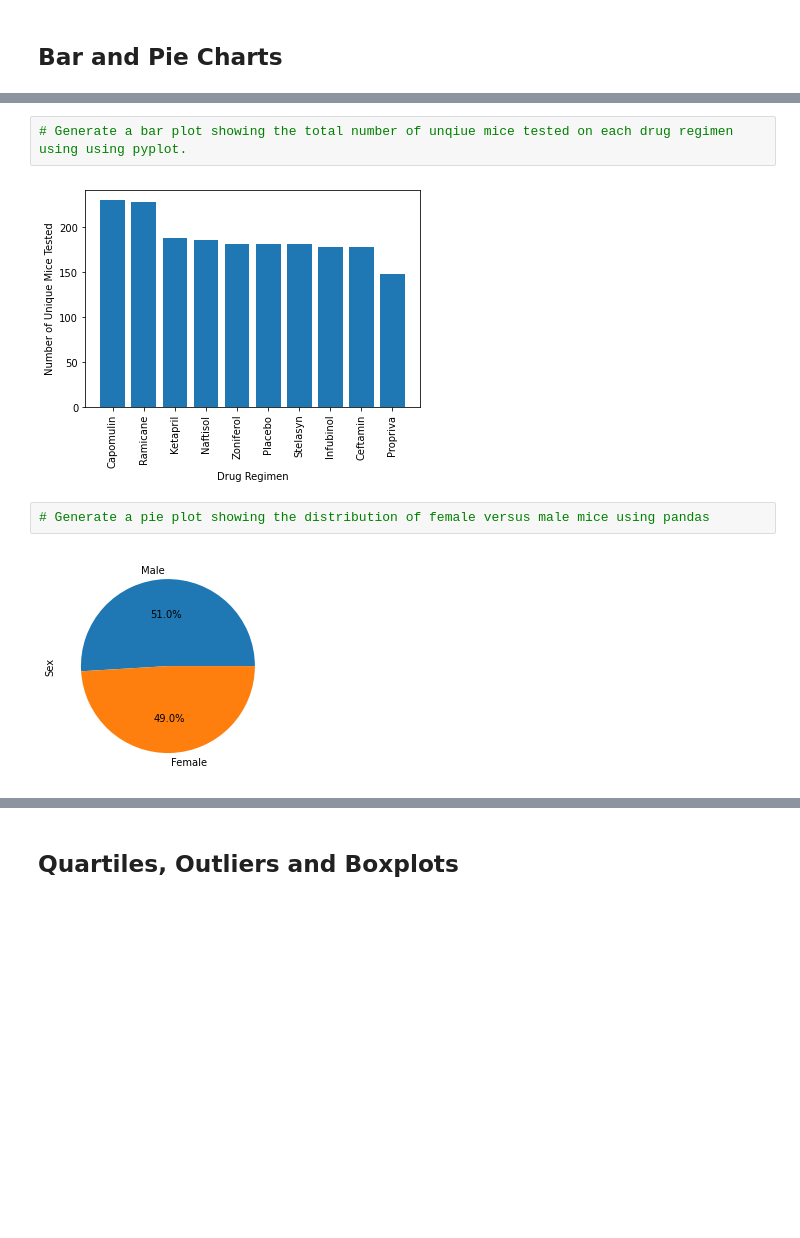
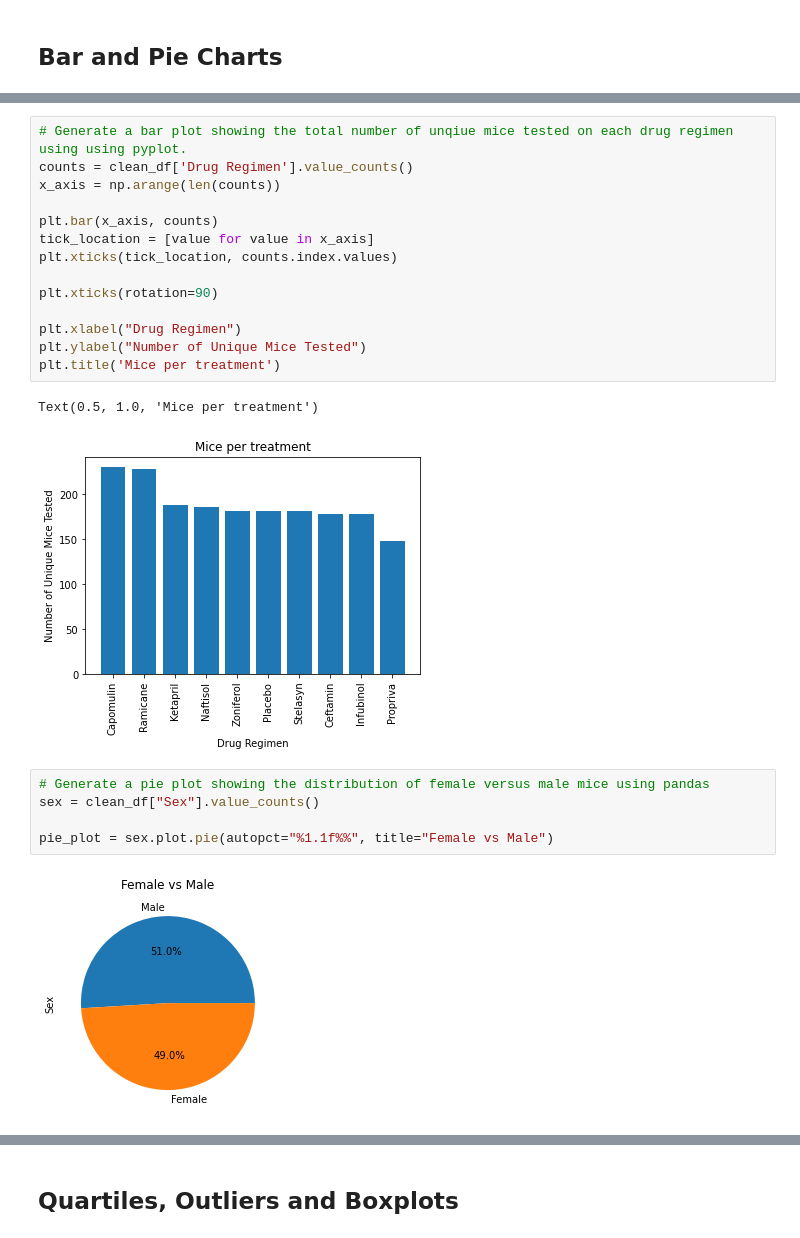
Before and after one commit to HungK28/matplotlib_challenge, a Jupyter notebook: pymaceuticals_starter.ipynb, the cells around one changed output, grey strips where cells are left out. Drawn from its saved outputs; the diff is of its cells as text; blank space fills up the shorter version.

Commit message:
charts

```diff
--- a/pymaceuticals_starter.ipynb
+++ b/pymaceuticals_starter.ipynb
@@ -141,10 +151,26 @@ summary_stats_df.head()
 # %%
 # Generate a bar plot showing the total number of unqiue mice tested on each drug regimen using using pyplot.
+counts = clean_df['Drug Regimen'].value_counts()
+x_axis = np.arange(len(counts))
+
+plt.bar(x_axis, counts)
+tick_location = [value for value in x_axis]
+plt.xticks(tick_location, counts.index.values)
+
+plt.xticks(rotation=90)
+
+plt.xlabel("Drug Regimen")
+plt.ylabel("Number of Unique Mice Tested")
+plt.title('Mice per treatment')
 # %% [output]
+Text(0.5, 1.0, 'Mice per treatment')
-[figure, old version]
+[figure, new version]
 # %%
 # Generate a pie plot showing the distribution of female versus male mice using pandas
+sex = clean_df["Sex"].value_counts()
+
+pie_plot = sex.plot.pie(autopct="%1.1f%%", title="Female vs Male")
 # %% [output]
-[figure, old version]
+[figure, new version]
 # %%
 # Generate a pie plot showing the distribution of female versus male mice using pyplot
```
Also changed, not shown: parts of 4 cells of this notebook, 1 other file.
